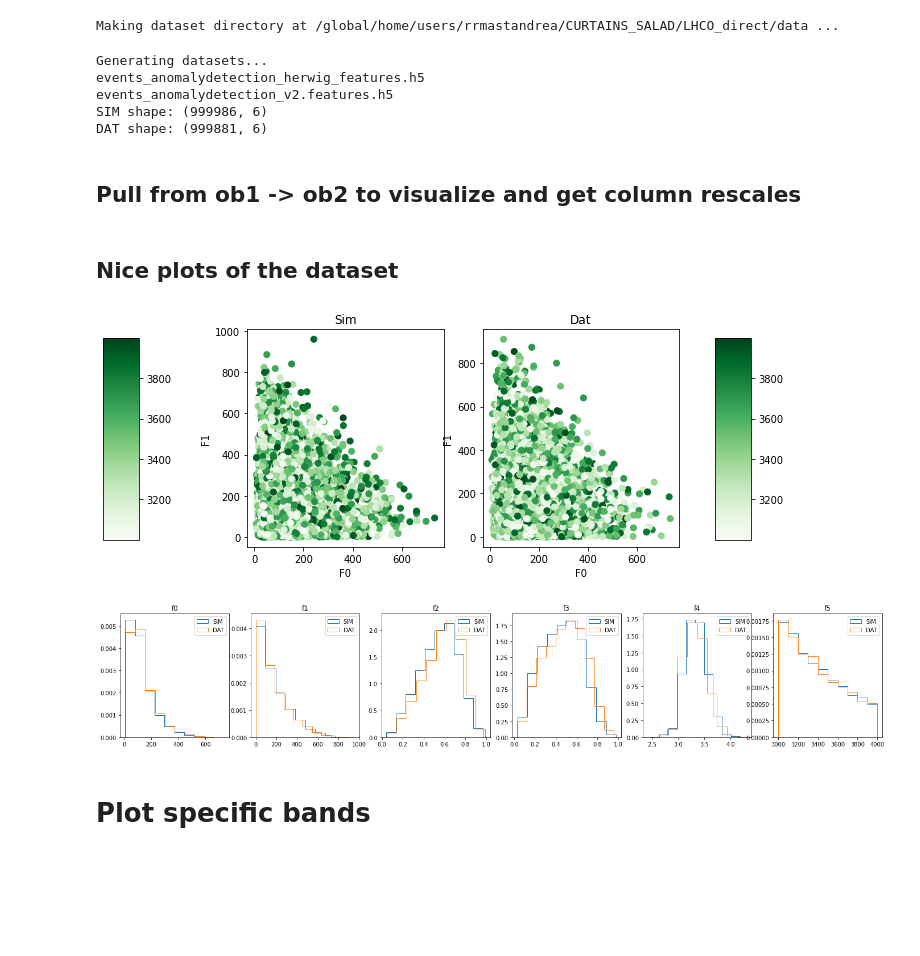
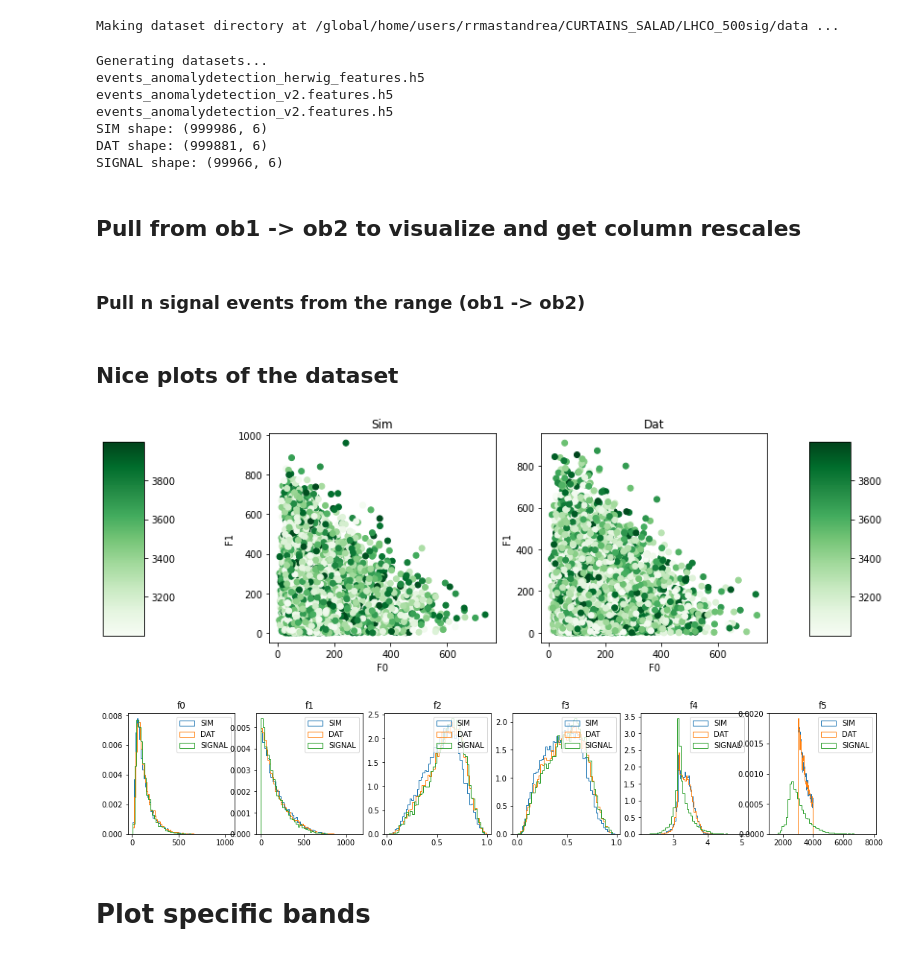
Before and after one commit to rmastand/FETA, a Jupyter notebook: generate_dataset_and_preprocess.ipynb, the cells around one changed output. Drawn from its saved outputs; the diff is of its cells as text; code cells hidden in the pictures; blank space fills up the shorter version.

```diff
--- a/generate_dataset_and_preprocess.ipynb
+++ b/generate_dataset_and_preprocess.ipynb
@@ -15,17 +13,20 @@ np.random.seed(8)
 curtains_dir = "/global/home/users/rrmastandrea/CURTAINS_SALAD/"
 
 # function input paramters
-n_points = 100000
+#n_points = 100000
 #dataset_id = "skewnorm"
 #dataset_config_string = f"{dataset_id}2_npoints{n_points}_nfeatures{n_features}/"
-dataset_config_string = f"LHCO_direct/"
+
+
+num_signal_to_inject = 500
+dataset_config_string = f"LHCO_{num_signal_to_inject}sig/"
 
 data_dir = os.path.join(curtains_dir, dataset_config_string, "data")
 
 print("Making dataset directory at", data_dir, "...")
 os.makedirs(data_dir, exist_ok=True)
 # %% [output]
-Making dataset directory at /global/home/users/rrmastandrea/CURTAINS_SALAD/LHCO_direct/data ...
+Making dataset directory at /global/home/users/rrmastandrea/CURTAINS_SALAD/LHCO_500sig/data ...
 # %%
 # dataset generation parameters
 context_endpoints = (3000, 4000)
@@ -50,16 +51,22 @@ data_sim = select_lhco_features(df_sim, feature_type = 0).to_numpy()
 df_dat = get_lhco(sim_type = "pythia")
 data_dat = select_lhco_features(df_dat, feature_type = 0).to_numpy()
 
+df_signal = get_lhco(sim_type = "pythia", sm = "signal")
+data_signal = select_lhco_features(df_signal, feature_type = 0).to_numpy()
+
 print("SIM shape:", data_sim.shape)
 print("DAT shape:", data_dat.shape)
+print("SIGNAL shape:", data_signal.shape)
 
 n_features = data_sim.shape[1]
 # %% [output]
 Generating datasets...
 events_anomalydetection_herwig_features.h5
 events_anomalydetection_v2.features.h5
+events_anomalydetection_v2.features.h5
 SIM shape: (999986, 6)
 DAT shape: (999881, 6)
+SIGNAL shape: (99966, 6)
 # %%
 def pull_from_mass_range(dataset, mass_ranges):
 
@@ -94,6 +101,7 @@ def minmaxscale(data, col_minmax, lower = -3.0, upper = 3.0):
 # %%
 trial_data_sim = pull_from_mass_range(data_sim, [bands_dict["ob1"], bands_dict["sb1"], bands_dict["sr"], bands_dict["sb2"], bands_dict["ob2"]])
 trial_data_dat = pull_from_mass_range(data_dat, [bands_dict["ob1"], bands_dict["sb1"], bands_dict["sr"], bands_dict["sb2"], bands_dict["ob2"]])
+trial_data_sig = pull_from_mass_range(data_signal, [bands_dict["ob1"], bands_dict["sb1"], bands_dict["sr"], bands_dict["sb2"], bands_dict["ob2"]])
 
 
 # list of (min, max) to preprocess every column
@@ -104,49 +112,69 @@ for col in range(n_features):
 col_rescales = []
 for col in range(n_features):
             col_rescales.append([np.mean(trial_data_sim[:, col]), np.std(trial_data_sim[:, col])])
+# %% [markdown]
+### Pull n signal events from the range (ob1 -> ob2)
+# %%
+def pull_n_signal_events(n, sig_dataset):
+
+    selected_sig_indices = np.random.choice(sig_dataset.shape[0], size=n, replace=False)
+    selected_sig_events = sig_dataset[selected_sig_indices]
+
+    return(selected_sig_events)
+
+
+
+
+selected_signal = pull_n_signal_events(num_signal_to_inject, trial_data_sig)
+
+data_injected = np.concatenate((data_dat, selected_signal))
+np.random.shuffle(data_injected)
 # %% [markdown]
 ## Nice plots of the dataset
 # %%
 
 
-fig, ax = plt.subplots(1, 2, figsize = (10, 4))
+fig, ax = plt.subplots(1, 2, figsize = (12, 4))
 fig.subplots_adjust(right=0.8, left = 0.2)
 
 n_plot = 10000
+
+bins = 50
 
 
 
 
 sc_sim = ax[0].scatter(trial_data_sim[:n_plot,0], trial_data_sim[:n_plot,1], c = trial_data_sim[:n_plot,-1], cmap=cm)
 ax[0].set_xlabel("F0")
 ax[0].set_ylabel("F1")
 ax[0].set_title("Sim")
 
 sc_dat = ax[1].scatter(trial_data_dat[:n_plot,0], trial_data_dat[:n_plot,1], c = trial_data_dat[:n_plot,-1], cmap=cm)
 ax[1].set_xlabel("F0")
 ax[1].set_ylabel("F1")
 ax[1].set_title("Dat")
 
 cbar_ax_sim = fig.add_axes([0, 0.15, 0.05, 0.7])
 cbar_ax_dat = fig.add_axes([0.85, 0.15, 0.05, 0.7])
 fig.colorbar(sc_sim, cax=cbar_ax_sim)
 fig.colorbar(sc_dat, cax=cbar_ax_dat)
 
 plt.show()
 
 
-fig, ax = plt.subplots(1, n_features, figsize = (4*n_features, 4))
+fig, ax = plt.subplots(1, n_features, figsize = (3*n_features, 3))
 for i in range(n_features):
-    ax[i].hist(trial_data_sim[:n_plot,i], density = True, label = "SIM", histtype = "step")
-    ax[i].hist(trial_data_dat[:n_plot,i], density = True, label = "DAT", histtype = "step")
+    ax[i].hist(trial_data_sim[:n_plot,i], bins = bins, density = True, label = "SIM", histtype = "step")
+    ax[i].hist(trial_data_dat[:n_plot,i], bins = bins, density = True, label = "DAT", histtype = "step")
+    ax[i].hist(data_injected[:n_plot,i], bins = bins, density = True, label = "SIGNAL", histtype = "step")
     ax[i].legend()
     #ax[i].set_yscale("log")
     ax[i].set_title(f"f{i}")
 
 fig.show()
 # %% [output]
-[figure, old version]
+[figure, new version]
-[figure, old version]
+[figure, new version]
 # %% [markdown]
 # Plot specific bands
 # %%
```
Also changed, not shown: parts of 4 cells of this notebook, 7 other files.
